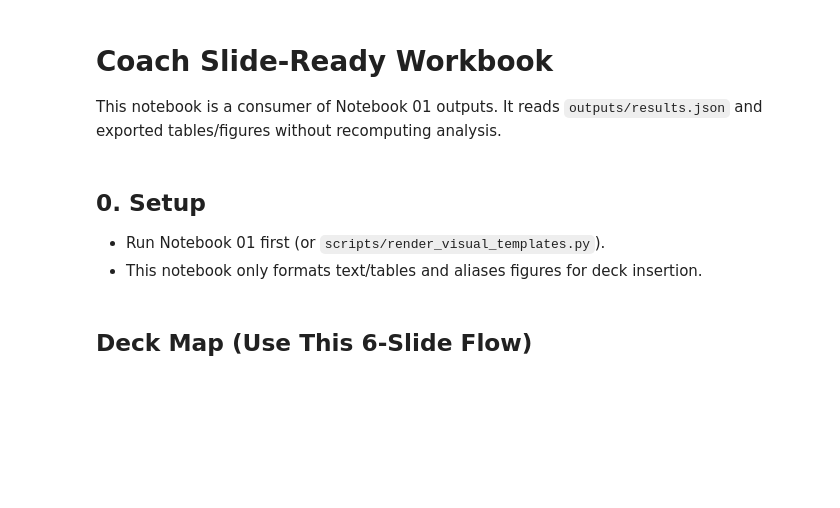
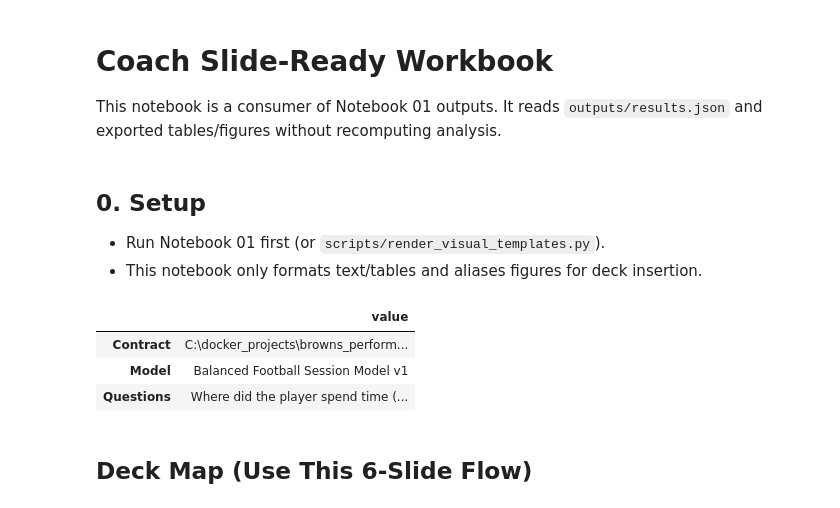
Before and after one commit to ghadfield32/browns_performance_science_fellowship, a Jupyter notebook: notebooks/archive/02_coach_slide_ready_template.ipynb, the cells around one changed output. Drawn from its saved outputs; the diff is of its cells as text; code cells hidden in the pictures; blank space fills up the shorter version.

```diff
--- a/notebooks/archive/02_coach_slide_ready_template.ipynb
+++ b/notebooks/archive/02_coach_slide_ready_template.ipynb
@@ -40,35 +40,71 @@ TEXT_DIR.mkdir(parents=True, exist_ok=True)
 
 contract = load_results_contract(OUTPUT_DIR)
 session_summary = contract['session_summary']
 qa_summary = contract['qa_summary']
+qc_status = contract.get('qc_status', 'QC FAILED')
+overall_status = str(qa_summary.get('overall_status', 'UNKNOWN')).upper()
+if overall_status == 'UNKNOWN':
+    if qc_status == 'QC PASS':
+        overall_status = 'PASS'
+    elif qc_status == 'QC WARN':
+        overall_status = 'WARN'
+    else:
+        overall_status = 'FAIL'
 validation_takeaways = contract.get('validation_takeaways', [])
 thresholds = contract['thresholds']
 hsr_threshold_mph = float(thresholds['hsr_threshold_mph'])
+sprint_threshold_mph = float(
+    thresholds.get(
+        'sprint_threshold_mph',
+        next(
+            (
+                float(band.get('lower_mph', 16.0))
+                for band in thresholds.get('speed_bands_mph', [])
+                if str(band.get('name', '')).strip().lower() == 'sprint'
+            ),
+            16.0,
+        ),
+    )
+)
 accel_threshold_ms2 = float(thresholds['accel_threshold_ms2'])
 decel_threshold_ms2 = float(thresholds['decel_threshold_ms2'])
+speed_bands = thresholds['speed_bands_mph']
+units = contract.get('units', {})
+speed_conversion_factor = float(units.get('speed_conversion', {}).get('factor', 2.0454545))
+accel_conversion_factor = float(units.get('acceleration_conversion', {}).get('factor', 0.9144))
 
 speed_band_summary = pd.read_csv(TABLE_DIR / 'absolute_speed_band_summary.csv')
 distance_table = pd.read_csv(TABLE_DIR / 'peak_distance_windows.csv')
 extrema = pd.read_csv(TABLE_DIR / 'session_extrema.csv')
 event_counts = pd.read_csv(TABLE_DIR / 'session_event_counts.csv').iloc[0].to_dict()
 early_late_summary = pd.read_csv(TABLE_DIR / 'early_vs_late_summary.csv')
 coach_phase_summary = pd.read_csv(TABLE_DIR / 'coach_phase_summary.csv')
+session_structure_map = pd.read_csv(TABLE_DIR / 'session_structure_map.csv')
 validation_gates = pd.read_csv(TABLE_DIR / 'validation_gates.csv')
-peak_windows = pd.read_csv(OUTPUT_DIR / 'peak_windows.csv')
+top_windows_by_duration = pd.read_csv(TABLE_DIR / 'top_windows_by_duration.csv')
 
-required_figures = [FIG_DIR / '01_space.png', FIG_DIR / '02_time.png', FIG_DIR / '03_peaks.png']
+required_figures = [
+    FIG_DIR / '01_space.png',
+    FIG_DIR / '02_time.png',
+    FIG_DIR / '03_peaks.png',
+]
 missing_figures = [str(p) for p in required_figures if not p.exists()]
 if missing_figures:
     raise FileNotFoundError(
         'Missing canonical figures. Run Notebook 01 or scripts/render_visual_templates.py first:\n'
         + '\n'.join(missing_figures)
     )
 
 pd.Series({
     'Contract': str(OUTPUT_DIR / 'results.json'),
     'Model': contract['model']['name'],
     'Questions': '; '.join(contract['story_questions']),
 }, name='value').to_frame()
+# %% [output]
+|  | value |
+| Contract | C:\docker_projects\browns_perform... |
+| Model | Balanced Football Session Model v1 |
+| Questions | Where did the player spend time (... |
 # %%
 def show_saved_png(path, caption='', width=1250):
     png = Path(path)
```
Also changed, not shown: parts of 10 cells of this notebook, 14 other files.
